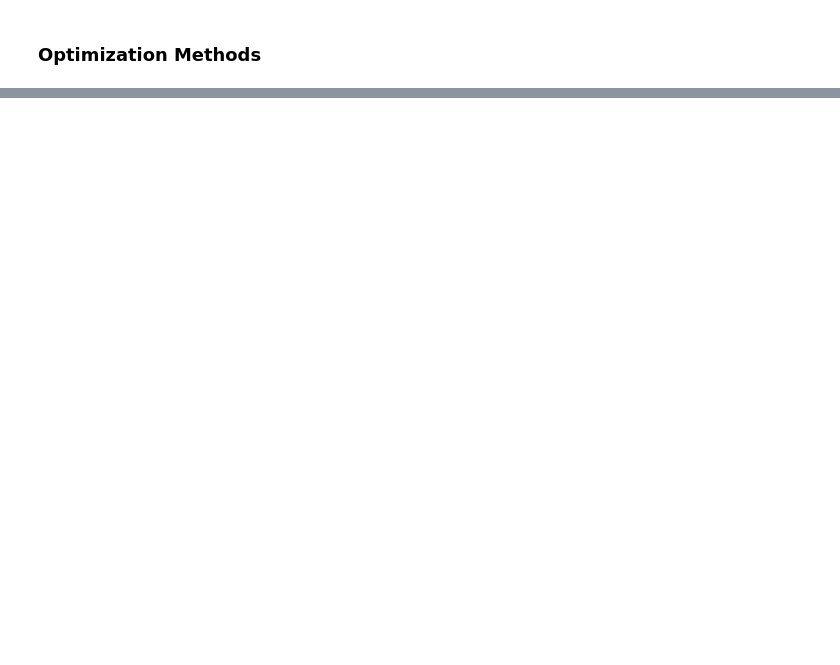
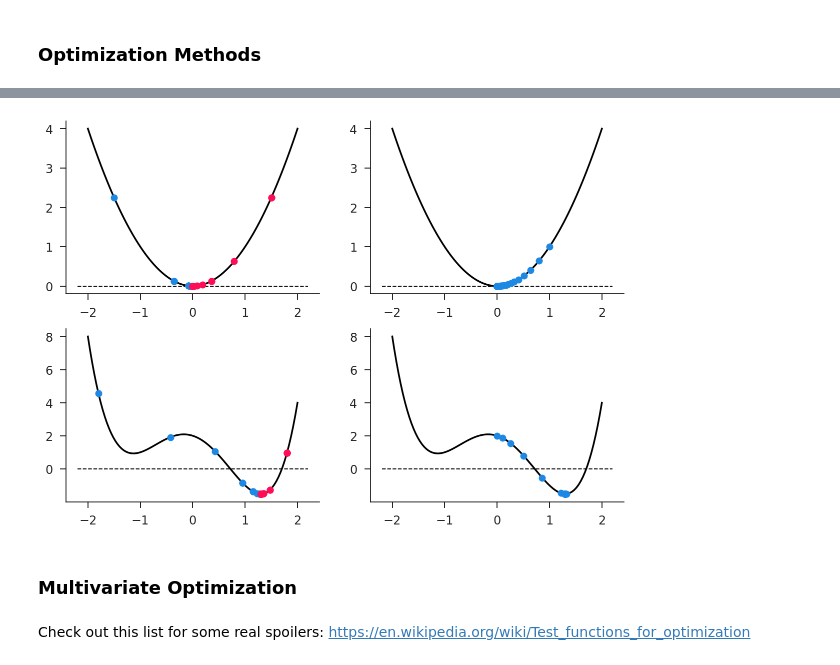
Before and after one commit to iamlemec/grad_code, a Jupyter notebook: lecture_1.ipynb, the cells around one changed output, grey strips where cells are left out. Drawn from its saved outputs; the diff is of its cells as text; code cells hidden in the pictures; blank space fills up the shorter version.

Commit message:
finished optimization

```diff
--- a/lecture_1.ipynb
+++ b/lecture_1.ipynb
@@ -112,2 +107,8 @@ sol.solve_multivar(cubic, np.array([1.4, 1.5]), 'broyden1')
 # %% [markdown]
 ### Optimization Methods
+# %%
+def basin1(x):
+    return x**2
+# %%
+def valleys1(x):
+    return x**4 - 3*x**2 - x + 2
@@ -113,0 +121,31 @@ sol.solve_multivar(cubic, np.array([1.4, 1.5]), 'broyden1')
+# %%
+phi = sp.constants.golden
+def golden(f, ab):
+    a, b = ab
+    step = (b-a)/phi
+    c = b - step
+    d = a + step
+    if f(c) < f(d):
+        b = d
+    else:
+        a = c
+    return a, b
+# %%
+def gradient(f, x, Δ=0.1, ϵ=1e-8):
+    xϵ = x + ϵ
+    fx, fϵ = f(x), f(xϵ)
+    fp = (fϵ-fx)/ϵ
+    xp = x - Δ*fp
+    return xp
+# %%
+fig, axs = plt.subplots(nrows=2, ncols=2, figsize=(10, 7))
+sol.optim_univar(golden, basin1, (-1.5, 1.5), xlim, ax=axs[0][0])
+sol.optim_univar(gradient, basin1, 1, xlim, ax=axs[0][1])
+sol.optim_univar(golden, valleys1, (-1.8, 1.8), xlim, ax=axs[1][0])
+sol.optim_univar(gradient, valleys1, 0, xlim, ax=axs[1][1])
+# %% [output]
+[figure, added]
+# %% [markdown]
+### Multivariate Optimization
+# %% [markdown]
+Check out this list for some real spoilers: https://en.wikipedia.org/wiki/Test_functions_for_optimization
```
Also changed, not shown: parts of 13 cells of this notebook, 3 other files.
